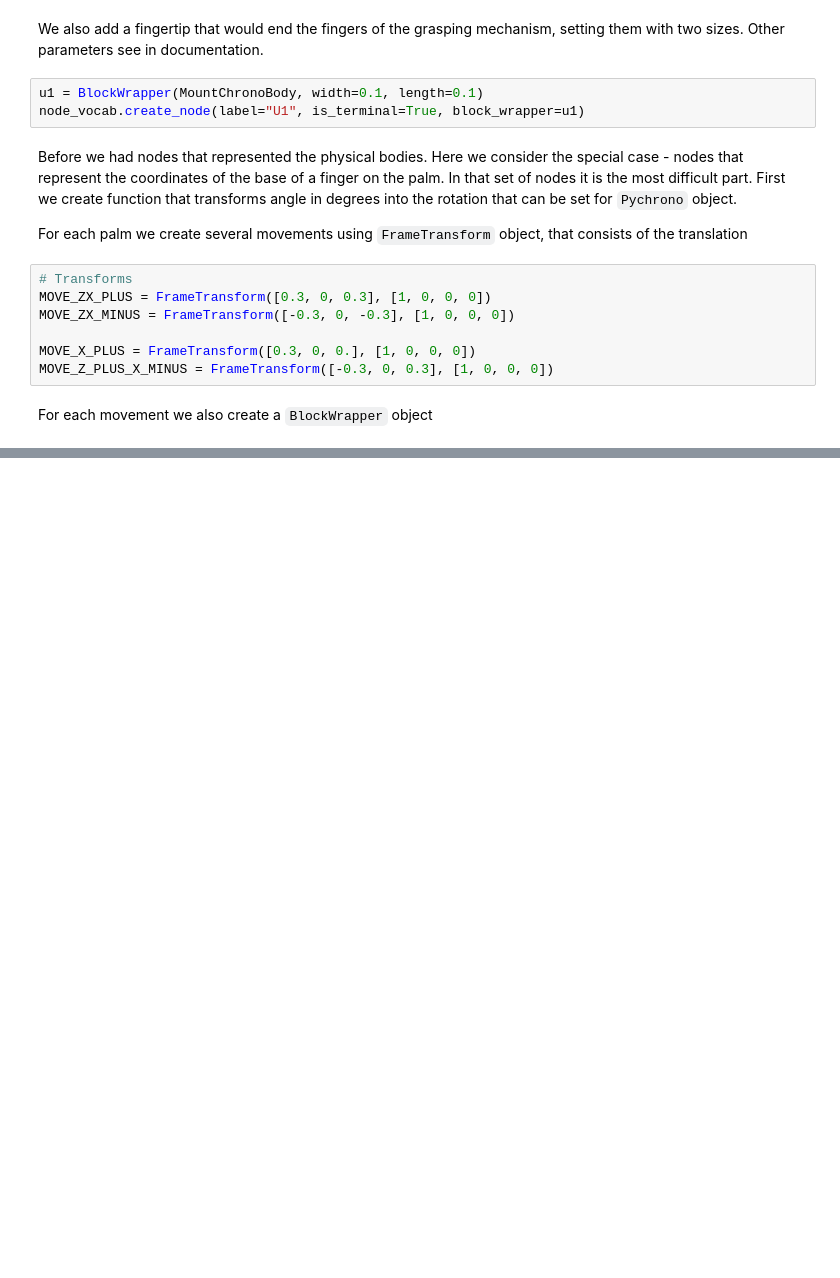
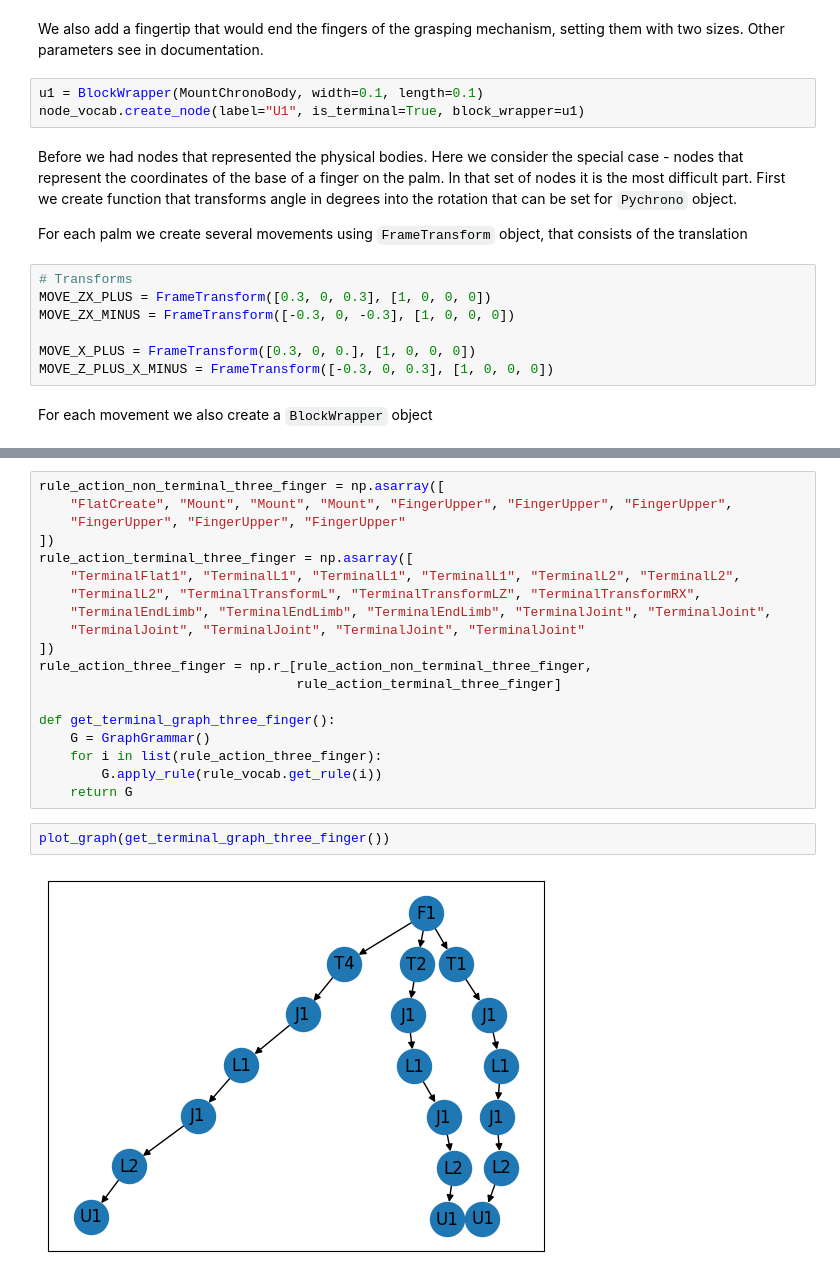
Before and after one commit to aimclub/rostok, a Jupyter notebook: app/tutorial_rules.ipynb, the cells around one changed output, grey strips where cells are left out. Cells and saved outputs as stored; diff of their text form; blank space fills up the shorter version.

```diff
--- a/app/tutorial_rules.ipynb
+++ b/app/tutorial_rules.ipynb
@@ -83,0 +132,23 @@ NameError: name 'transform_mx_plus' is not defined
+# %%
+rule_action_non_terminal_three_finger = np.asarray([
+    "FlatCreate", "Mount", "Mount", "Mount", "FingerUpper", "FingerUpper", "FingerUpper",
+    "FingerUpper", "FingerUpper", "FingerUpper"
+])
+rule_action_terminal_three_finger = np.asarray([
+    "TerminalFlat1", "TerminalL1", "TerminalL1", "TerminalL1", "TerminalL2", "TerminalL2",
+    "TerminalL2", "TerminalTransformL", "TerminalTransformLZ", "TerminalTransformRX",
+    "TerminalEndLimb", "TerminalEndLimb", "TerminalEndLimb", "TerminalJoint", "TerminalJoint",
+    "TerminalJoint", "TerminalJoint", "TerminalJoint", "TerminalJoint"
+])
+rule_action_three_finger = np.r_[rule_action_non_terminal_three_finger,
+                                 rule_action_terminal_three_finger]
+
+def get_terminal_graph_three_finger():
+    G = GraphGrammar()
+    for i in list(rule_action_three_finger):
+        G.apply_rule(rule_vocab.get_rule(i))
+    return G
+# %%
+plot_graph(get_terminal_graph_three_finger())
+# %% [output]
+[figure, added]
```
Also changed, not shown: parts of 17 cells of this notebook, 3 other files.
